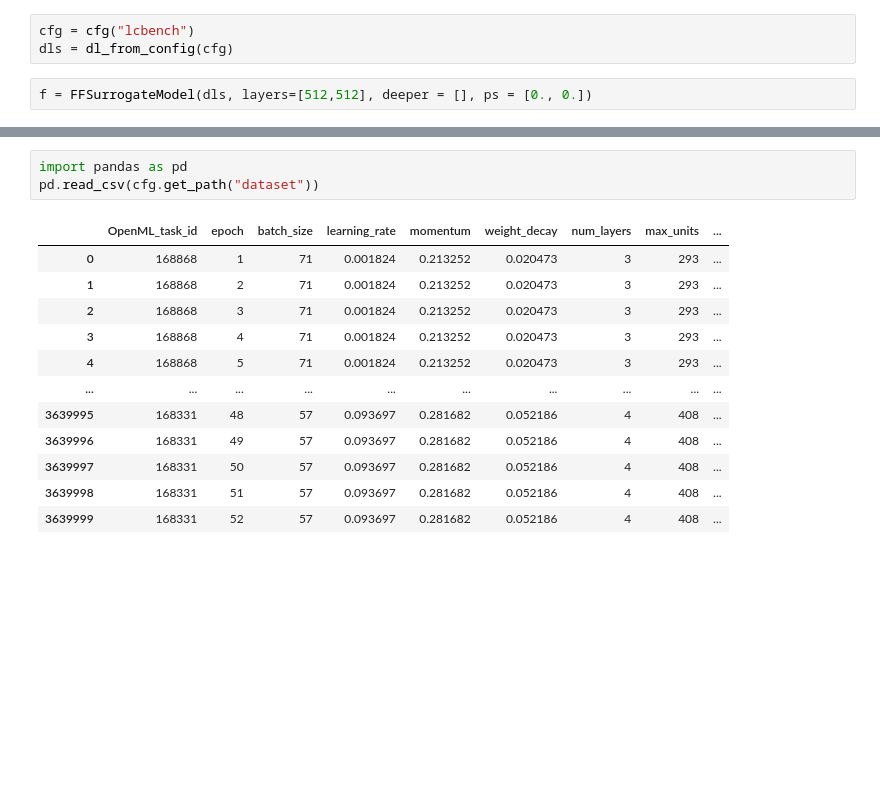
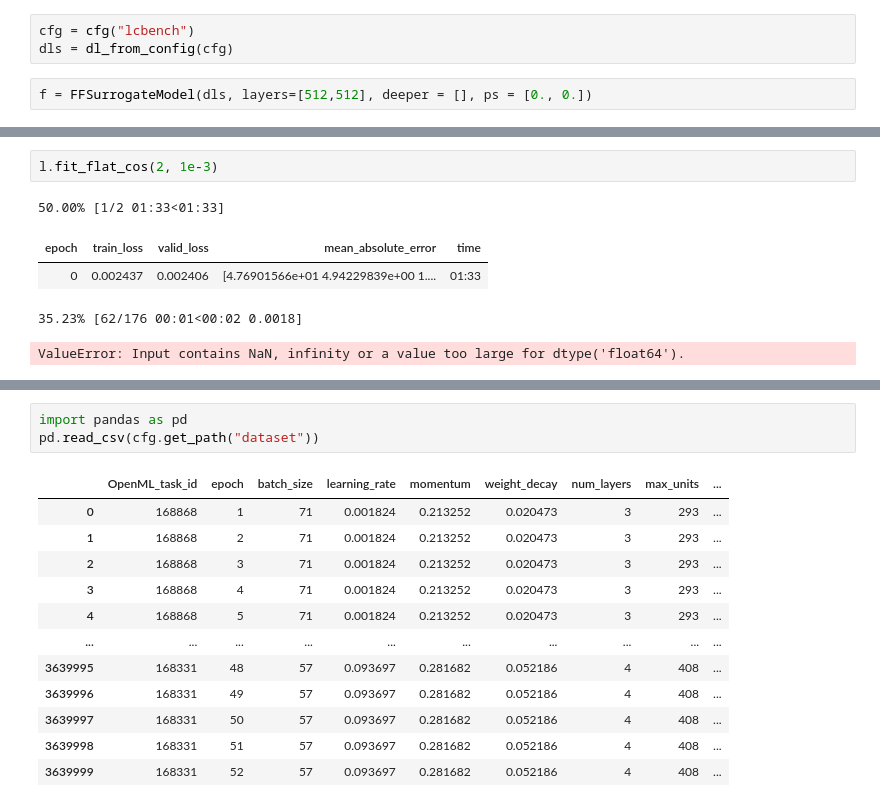
Before and after one commit to slds-lmu/yahpo_gym, a Jupyter notebook: yahpo_gym/notebooks/NB.ipynb, the cells around one changed output, grey strips where cells are left out. Saved outputs shown, nothing was run; the diff lists cells and outputs as text; blank space fills up the shorter version.

```diff
--- a/yahpo_gym/notebooks/NB.ipynb
+++ b/yahpo_gym/notebooks/NB.ipynb
@@ -24,0 +28,8 @@ SuggestedLRs(valley=0.000237684027524665)
+# %%
+l.fit_flat_cos(2, 1e-3)
+# %% [output]
+50.00% [1/2 01:33<01:33]
+| epoch | train_loss | valid_loss | mean_absolute_error | time |
+| 0 | 0.002437 | 0.002406 | [4.76901566e+01 4.94229839e+00 1.... | 01:33 |
+35.23% [62/176 00:01<00:02 0.0018]
+ValueError: Input contains NaN, infinity or a value too large for dtype('float64').
```
Also changed, not shown: parts of 8 cells of this notebook, 1 other file.
